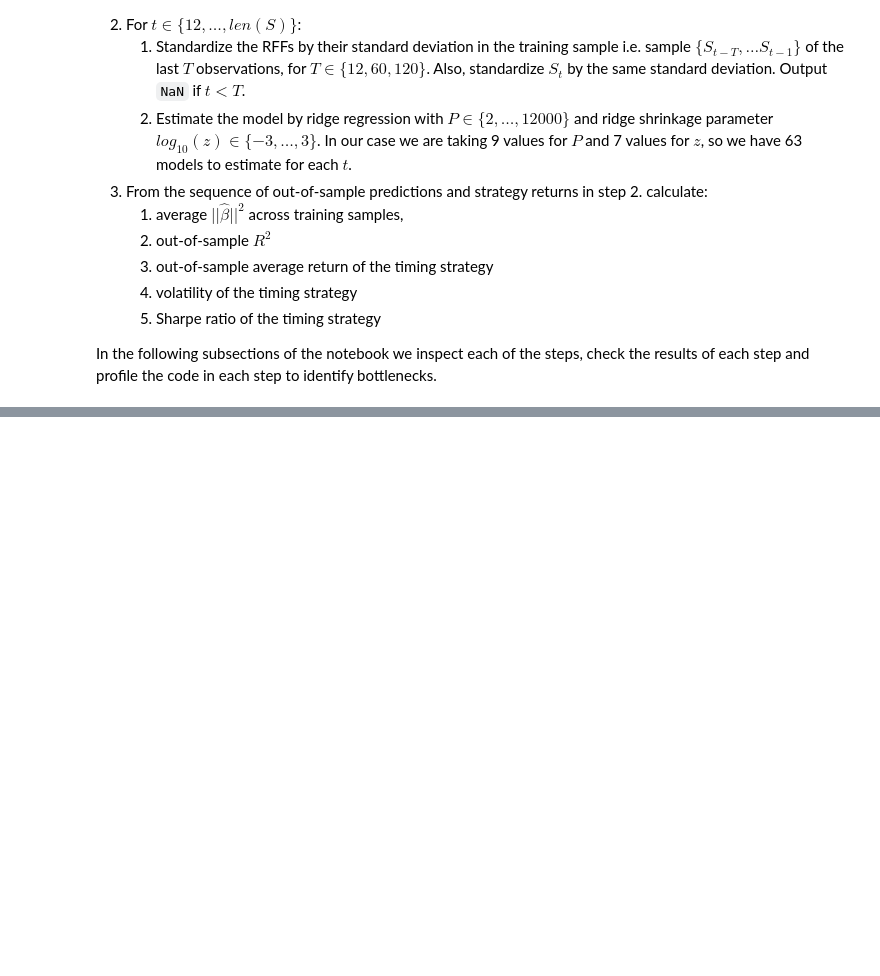
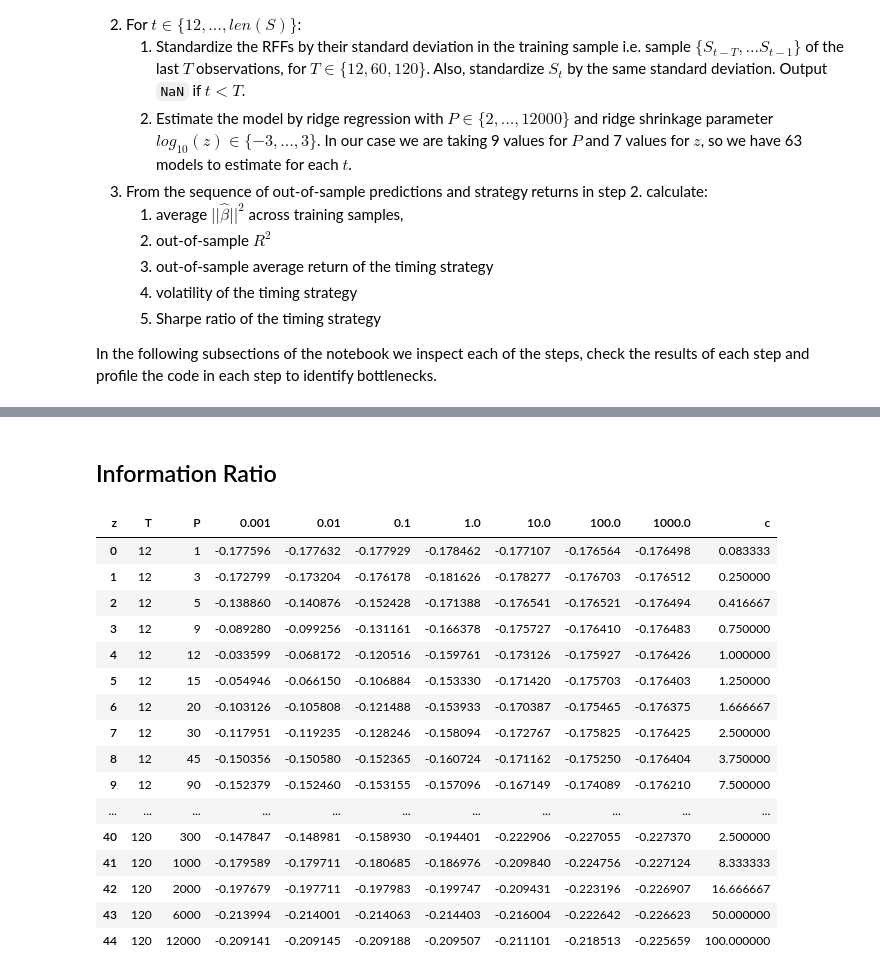
Before and after one commit to zivmi/voc_reproduction, a Jupyter notebook: notebooks/04-mz-voc-curve-adaptive-P.ipynb, the cells around one changed output, grey strips where cells are left out. Saved outputs shown, nothing was run; the diff lists cells and outputs as text; code cells hidden in the pictures; blank space fills up the shorter version.

```diff
--- a/notebooks/04-mz-voc-curve-adaptive-P.ipynb
+++ b/notebooks/04-mz-voc-curve-adaptive-P.ipynb
@@ -429,0 +183,31 @@ for T in T_list:
+# %% [markdown]
+## Information Ratio
+# %%
+excess_wrt_market = strategy_returns_rescaled.subtract(interim_data.CRSP_SPvw, axis=0).mean().unstack().reset_index()
+excess_wrt_rfree = strategy_returns_rescaled.subtract(interim_data.Rfree, axis=0).mean().unstack().reset_index()
+
+excess_wrt_market['c'] = excess_wrt_market['P']/excess_wrt_market['T']
+
+var_of_excess_wrt_market = strategy_returns_rescaled.subtract(interim_data.CRSP_SPvw, axis=0).std().unstack().reset_index()
+
+information_ratio = excess_wrt_market.copy()
+information_ratio.loc[:, z_list] = excess_wrt_market.loc[:, z_list] / var_of_excess_wrt_market.loc[:, z_list]
+information_ratio
+# %% [output]
+| z | T | P | 0.001 | 0.01 | 0.1 | 1.0 | 10.0 | 100.0 | 1000.0 | c |
+| 0 | 12 | 1 | -0.177596 | -0.177632 | -0.177929 | -0.178462 | -0.177107 | -0.176564 | -0.176498 | 0.083333 |
+| 1 | 12 | 3 | -0.172799 | -0.173204 | -0.176178 | -0.181626 | -0.178277 | -0.176703 | -0.176512 | 0.250000 |
+| 2 | 12 | 5 | -0.138860 | -0.140876 | -0.152428 | -0.171388 | -0.176541 | -0.176521 | -0.176494 | 0.416667 |
+| 3 | 12 | 9 | -0.089280 | -0.099256 | -0.131161 | -0.166378 | -0.175727 | -0.176410 | -0.176483 | 0.750000 |
+| 4 | 12 | 12 | -0.033599 | -0.068172 | -0.120516 | -0.159761 | -0.173126 | -0.175927 | -0.176426 | 1.000000 |
+| 5 | 12 | 15 | -0.054946 | -0.066150 | -0.106884 | -0.153330 | -0.171420 | -0.175703 | -0.176403 | 1.250000 |
+| 6 | 12 | 20 | -0.103126 | -0.105808 | -0.121488 | -0.153933 | -0.170387 | -0.175465 | -0.176375 | 1.666667 |
+| 7 | 12 | 30 | -0.117951 | -0.119235 | -0.128246 | -0.158094 | -0.172767 | -0.175825 | -0.176425 | 2.500000 |
+| 8 | 12 | 45 | -0.150356 | -0.150580 | -0.152365 | -0.160724 | -0.171162 | -0.175250 | -0.176404 | 3.750000 |
+| 9 | 12 | 90 | -0.152379 | -0.152460 | -0.153155 | -0.157096 | -0.167149 | -0.174089 | -0.176210 | 7.500000 |
+| ... | ... | ... | ... | ... | ... | ... | ... | ... | ... | ... |
+| 40 | 120 | 300 | -0.147847 | -0.148981 | -0.158930 | -0.194401 | -0.222906 | -0.227055 | -0.227370 | 2.500000 |
+| 41 | 120 | 1000 | -0.179589 | -0.179711 | -0.180685 | -0.186976 | -0.209840 | -0.224756 | -0.227124 | 8.333333 |
+| 42 | 120 | 2000 | -0.197679 | -0.197711 | -0.197983 | -0.199747 | -0.209431 | -0.223196 | -0.226907 | 16.666667 |
+| 43 | 120 | 6000 | -0.213994 | -0.214001 | -0.214063 | -0.214403 | -0.216004 | -0.222642 | -0.226623 | 50.000000 |
+| 44 | 120 | 12000 | -0.209141 | -0.209145 | -0.209188 | -0.209507 | -0.211101 | -0.218513 | -0.225659 | 100.000000 |
```
Also changed, not shown: parts of 68 cells of this notebook, 5 other files.
